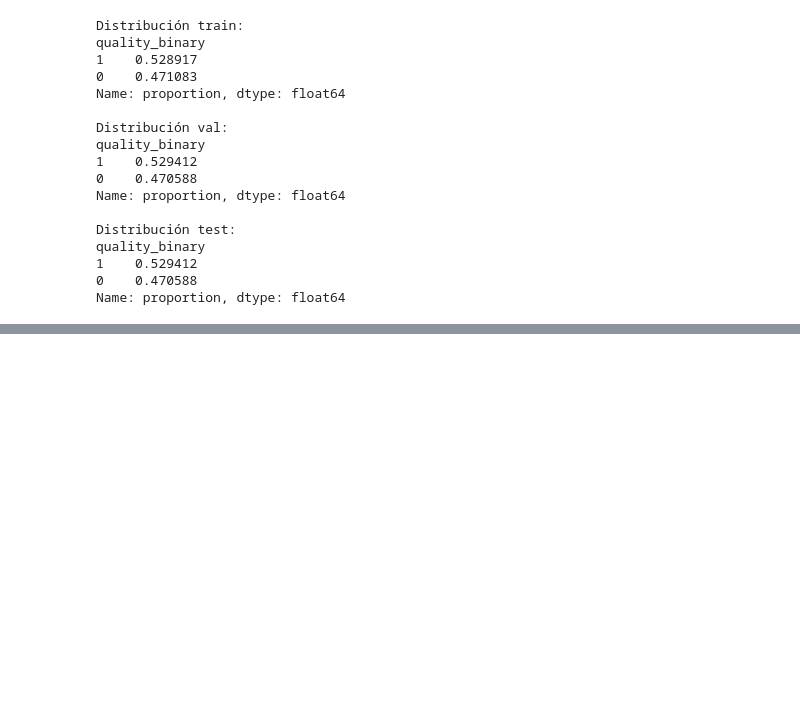
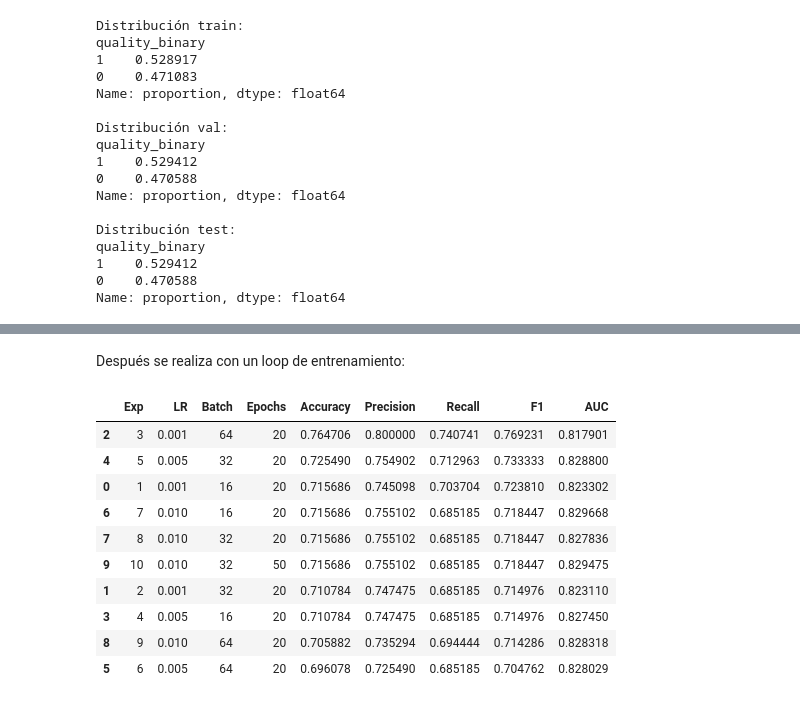
Before and after one commit to ChepeTEC/Implementacion-Regresion-Logistica, a Jupyter notebook: Notebook.ipynb, the cells around one changed output, grey strips where cells are left out. Drawn from its saved outputs; the diff is of its cells as text; code cells hidden in the pictures; blank space fills up the shorter version.

```diff
--- a/Notebook.ipynb
+++ b/Notebook.ipynb
@@ -364,0 +468,5 @@ Como se puede ver, se verificó que la distribución de las clases de los subcon
+# %%
+model = LogisticRegressionModel(X_train_tensor.shape[1])
+
+criterion = nn.BCEWithLogitsLoss()
+optimizer = torch.optim.Adam(model.parameters(), lr=0.01)
@@ -364,0 +553,75 @@ Como se puede ver, se verificó que la distribución de las clases de los subcon
+# %%
+experiments = [
+    {"lr": 0.001, "batch": 16, "epochs": 20},
+    {"lr": 0.001, "batch": 32, "epochs": 20},
+    {"lr": 0.001, "batch": 64, "epochs": 20},
+    {"lr": 0.005, "batch": 16, "epochs": 20},
+    {"lr": 0.005, "batch": 32, "epochs": 20},
+    {"lr": 0.005, "batch": 64, "epochs": 20},
+    {"lr": 0.01,  "batch": 16, "epochs": 20},
+    {"lr": 0.01,  "batch": 32, "epochs": 20},
+    {"lr": 0.01,  "batch": 64, "epochs": 20},
+    {"lr": 0.01,  "batch": 32, "epochs": 50},
+]
+# %% [markdown]
+Después se realiza con un loop de entrenamiento:
+# %%
+import pandas as pd
+from sklearn.metrics import accuracy_score, precision_score, recall_score, f1_score, roc_auc_score
+
+results = []
+
+for i, exp in enumerate(experiments):
+
+    model = LogisticRegressionModel(X_train_tensor.shape[1])
+    criterion = nn.BCEWithLogitsLoss()
+    optimizer = torch.optim.Adam(model.parameters(), lr=exp["lr"])
+
+    train_loader = DataLoader(train_dataset, batch_size=exp["batch"], shuffle=True)
+    val_loader = DataLoader(val_dataset, batch_size=exp["batch"], shuffle=False)
+
+    # entrenamiento
+    for epoch in range(exp["epochs"]):
+        model.train()
+        for X_batch, y_batch in train_loader:
+            optimizer.zero_grad()
+            outputs = model(X_batch)
+            loss = criterion(outputs, y_batch)
+            loss.backward()
+            optimizer.step()
+
+    # evaluación
+    model.eval()
+    with torch.no_grad():
+        logits = model(X_val_tensor)
+        probs = torch.sigmoid(logits).numpy().flatten()
+        preds = (probs >= 0.5).astype(int)
+
+    y_true = y_val.values
+
+    results.append({
+        "Exp": i+1,
+        "LR": exp["lr"],
+        "Batch": exp["batch"],
+        "Epochs": exp["epochs"],
+        "Accuracy": accuracy_score(y_true, preds),
+        "Precision": precision_score(y_true, preds),
+        "Recall": recall_score(y_true, preds),
+        "F1": f1_score(y_true, preds),
+        "AUC": roc_auc_score(y_true, probs)
+    })
+
+results_df = pd.DataFrame(results)
+results_df.sort_values(by="F1", ascending=False)
+# %% [output]
+|  | Exp | LR | Batch | Epochs | Accuracy | Precision | Recall | F1 | AUC |
+| 2 | 3 | 0.001 | 64 | 20 | 0.764706 | 0.800000 | 0.740741 | 0.769231 | 0.817901 |
+| 4 | 5 | 0.005 | 32 | 20 | 0.725490 | 0.754902 | 0.712963 | 0.733333 | 0.828800 |
+| 0 | 1 | 0.001 | 16 | 20 | 0.715686 | 0.745098 | 0.703704 | 0.723810 | 0.823302 |
+| 6 | 7 | 0.010 | 16 | 20 | 0.715686 | 0.755102 | 0.685185 | 0.718447 | 0.829668 |
+| 7 | 8 | 0.010 | 32 | 20 | 0.715686 | 0.755102 | 0.685185 | 0.718447 | 0.827836 |
+| 9 | 10 | 0.010 | 32 | 50 | 0.715686 | 0.755102 | 0.685185 | 0.718447 | 0.829475 |
+| 1 | 2 | 0.001 | 32 | 20 | 0.710784 | 0.747475 | 0.685185 | 0.714976 | 0.823110 |
+| 3 | 4 | 0.005 | 16 | 20 | 0.710784 | 0.747475 | 0.685185 | 0.714976 | 0.827450 |
+| 8 | 9 | 0.010 | 64 | 20 | 0.705882 | 0.735294 | 0.694444 | 0.714286 | 0.828318 |
+| 5 | 6 | 0.005 | 64 | 20 | 0.696078 | 0.725490 | 0.685185 | 0.704762 | 0.828029 |
```
Also changed, not shown: parts of 37 cells of this notebook.
